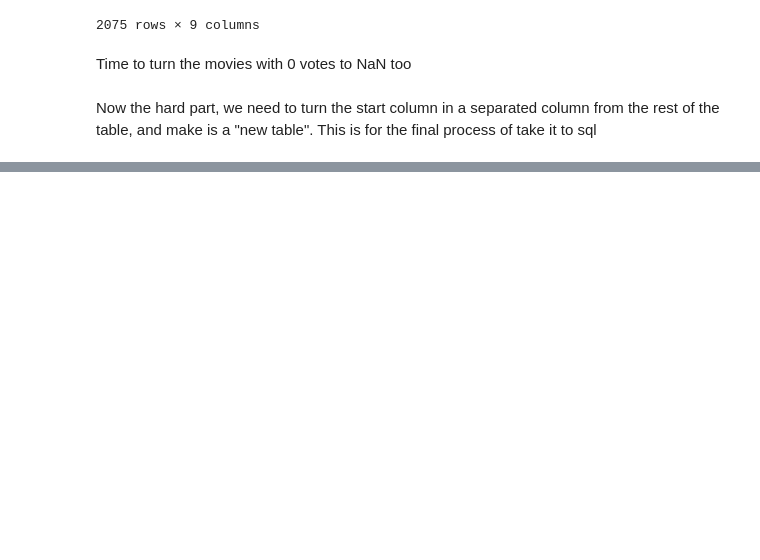
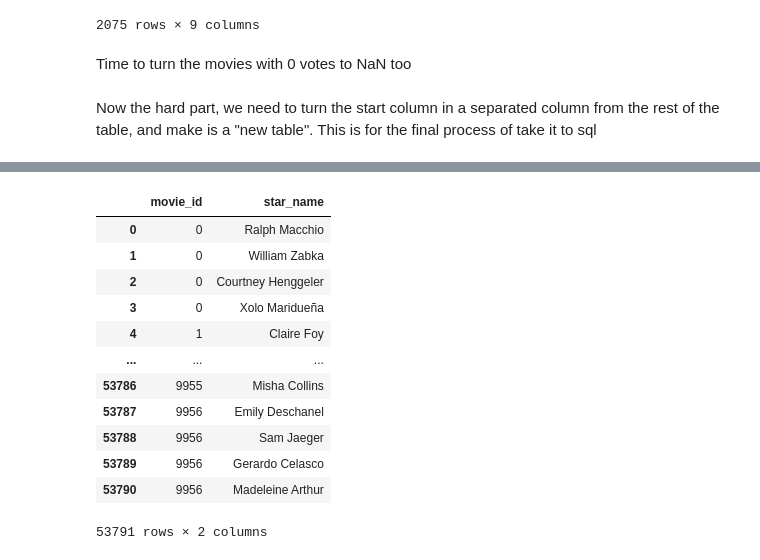
Before and after one commit to LuanSFMarques/imdb_database_creation, a Jupyter notebook: imdb_analysis.ipynb, the cells around one changed output, grey strips where cells are left out. Cells and saved outputs as stored; diff of their text form; code cells hidden in the pictures; blank space fills up the shorter version.

```diff
--- a/imdb_analysis.ipynb
+++ b/imdb_analysis.ipynb
@@ -243,5 +244,3 @@ clean_data.loc[clean_data['votes'] == 0, 'votes'] = np.nan
 Now the hard part, we need to turn the start column in a separated column from the rest of the table, and make is a "new table". This is for the final process of take it to sql
 # %%
 stars_table = clean_data.pop('stars')
-# %%
-stars_table = pd.DataFrame({'star_id': range(1, len(stars_table) + 1), 'stars':stars_table})
@@ -279,0 +247,23 @@ clean_data
+# %%
+stars_series = stars_table
+
+movie_star_list = []
+for movie_id, star_list in stars_series.items():
+    for star in ast.literal_eval(star_list):
+        movie_star_list.append({'movie_id':movie_id, 'star_name': star.replace(",","").strip()})
+movie_star_df = pd.DataFrame(movie_star_list)
+movie_star_df
+# %% [output]
+|  | movie_id | star_name |
+| 0 | 0 | Ralph Macchio |
+| 1 | 0 | William Zabka |
+| 2 | 0 | Courtney Henggeler |
+| 3 | 0 | Xolo Maridueña |
+| 4 | 1 | Claire Foy |
+| ... | ... | ... |
+| 53786 | 9955 | Misha Collins |
+| 53787 | 9956 | Emily Deschanel |
+| 53788 | 9956 | Sam Jaeger |
+| 53789 | 9956 | Gerardo Celasco |
+| 53790 | 9956 | Madeleine Arthur |
+53791 rows × 2 columns
```
Also changed, not shown: parts of 22 cells of this notebook, 11 other files.
